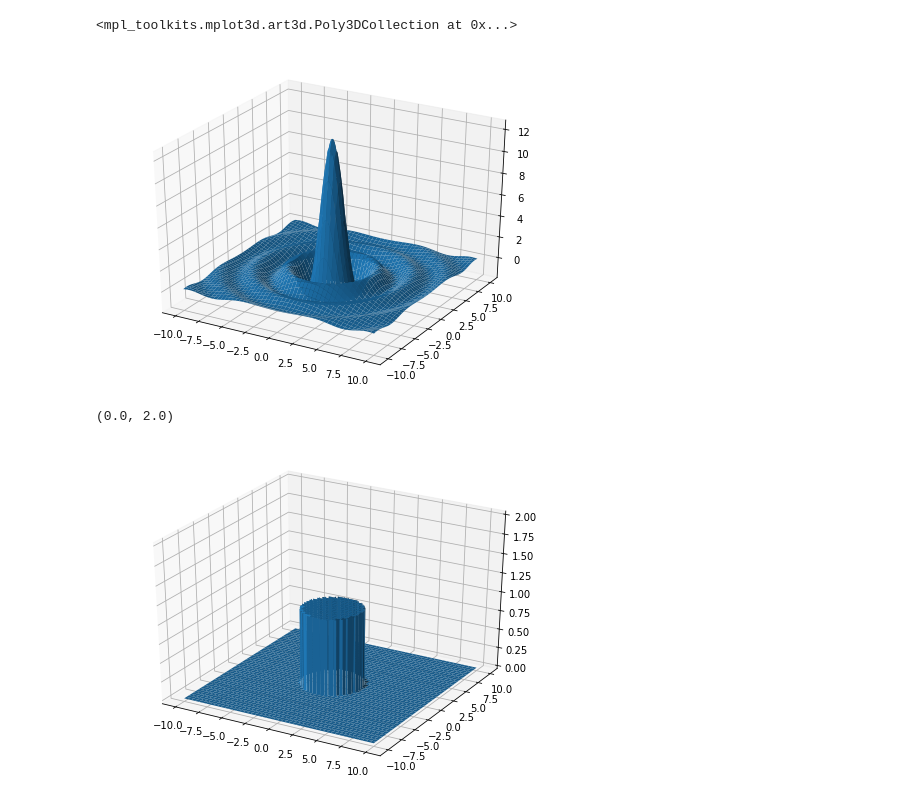
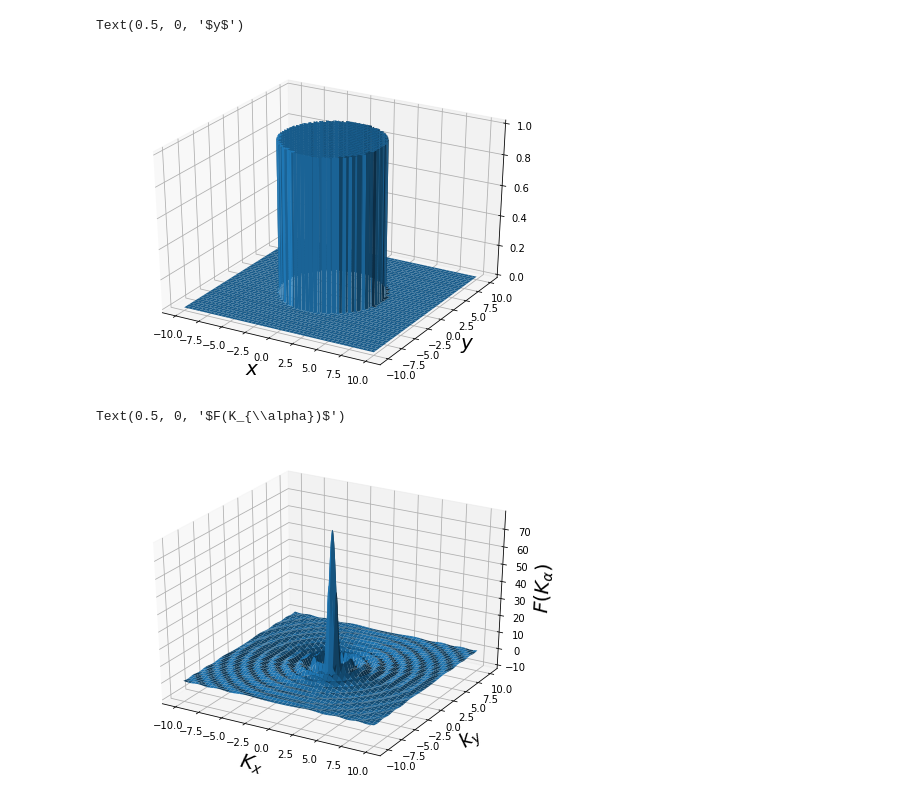
Before and after one commit to alifele/Bioinformatics, a Jupyter notebook: pinhole_and_bessel.ipynb, the cells around one changed output. Saved outputs shown, nothing was run; the diff lists cells and outputs as text; code cells hidden in the pictures.

```diff
--- a/pinhole_and_bessel.ipynb
+++ b/pinhole_and_bessel.ipynb
@@ -13,12 +13,24 @@ def mask_fourier(a, window_size):
   X,Y = np.meshgrid(x,x)
   J = 2 * np.pi * a**2 * jv(1,a*(np.sqrt(X**2+ Y**2)))/(a*(np.sqrt(X**2+ Y**2)) + 0.0001)
   return J,X,Y
+# %%
+def cylinder(a):
+  window_size = 10
+  x = np.linspace(-10,10,100*window_size)
+  X,Y = np.meshgrid(x,x)
+  cyl = np.zeros(X.shape)
+  cyl[(X**2+ Y**2)<a**2] = 1
+  return cyl,X,Y
 # %%
 from mpl_toolkits.mplot3d import Axes3D
-J,X,Y = mask_fourier(2,10)
+cyl,X,Y = cylinder(5)
 fig = plt.figure(figsize=(8,6))
 ax = fig.add_subplot(111, projection='3d')
-ax.plot_surface(X, Y, J)
+ax.plot_surface(X, Y, cyl)
+ax.set_xlabel("$x$", fontsize=20)
+ax.set_ylabel("$y$", fontsize=20)
+
+#ax.set_zlim([0,1])
 # %% [output]
-<mpl_toolkits.mplot3d.art3d.Poly3DCollection at 0x...>
+Text(0.5, 0, '$y$')
-[figure, old version]
+[figure, new version]
@@ -33,10 +37,12 @@ def cylinder(a):
 # %%
 from mpl_toolkits.mplot3d import Axes3D
-cyl,X,Y = cylinder(3)
+J,X,Y = mask_fourier(5,10)
 fig = plt.figure(figsize=(8,6))
 ax = fig.add_subplot(111, projection='3d')
-ax.plot_surface(X, Y, cyl)
-ax.set_zlim([0,2])
+ax.plot_surface(X, Y, J)
+ax.set_xlabel("$K_{x}$", fontsize=20, labelpad=7)
+ax.set_ylabel("$k_{y}$",fontsize=20, labelpad=7)
+ax.set_zlabel(r"$F(K_{\alpha})$",fontsize=20, labelpad=5)
 # %% [output]
-(0.0, 2.0)
+Text(0.5, 0, '$F(K_{\\alpha})$')
-[figure, old version]
+[figure, new version]
```
Also changed, not shown: parts of 1 cell of this notebook.
